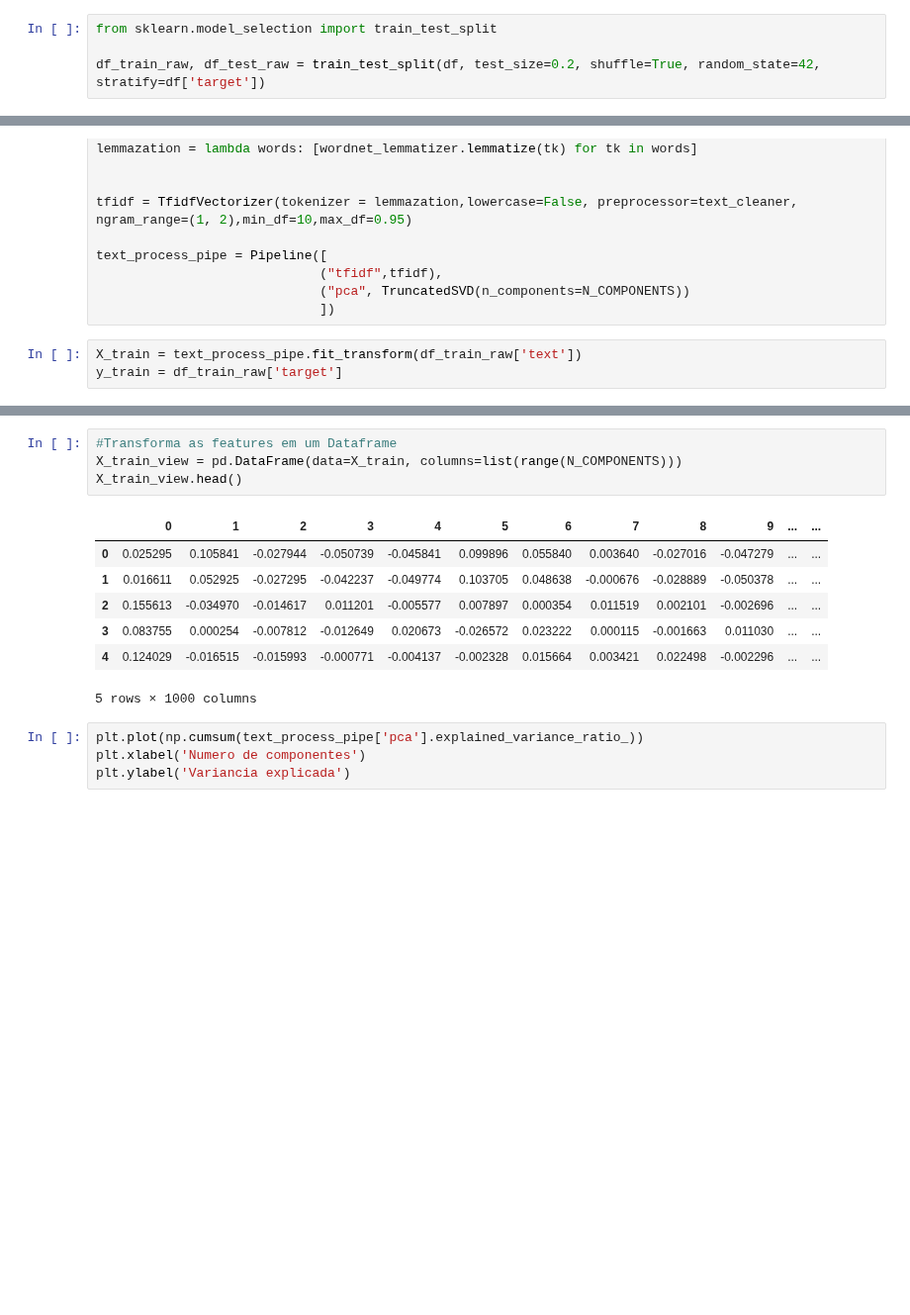
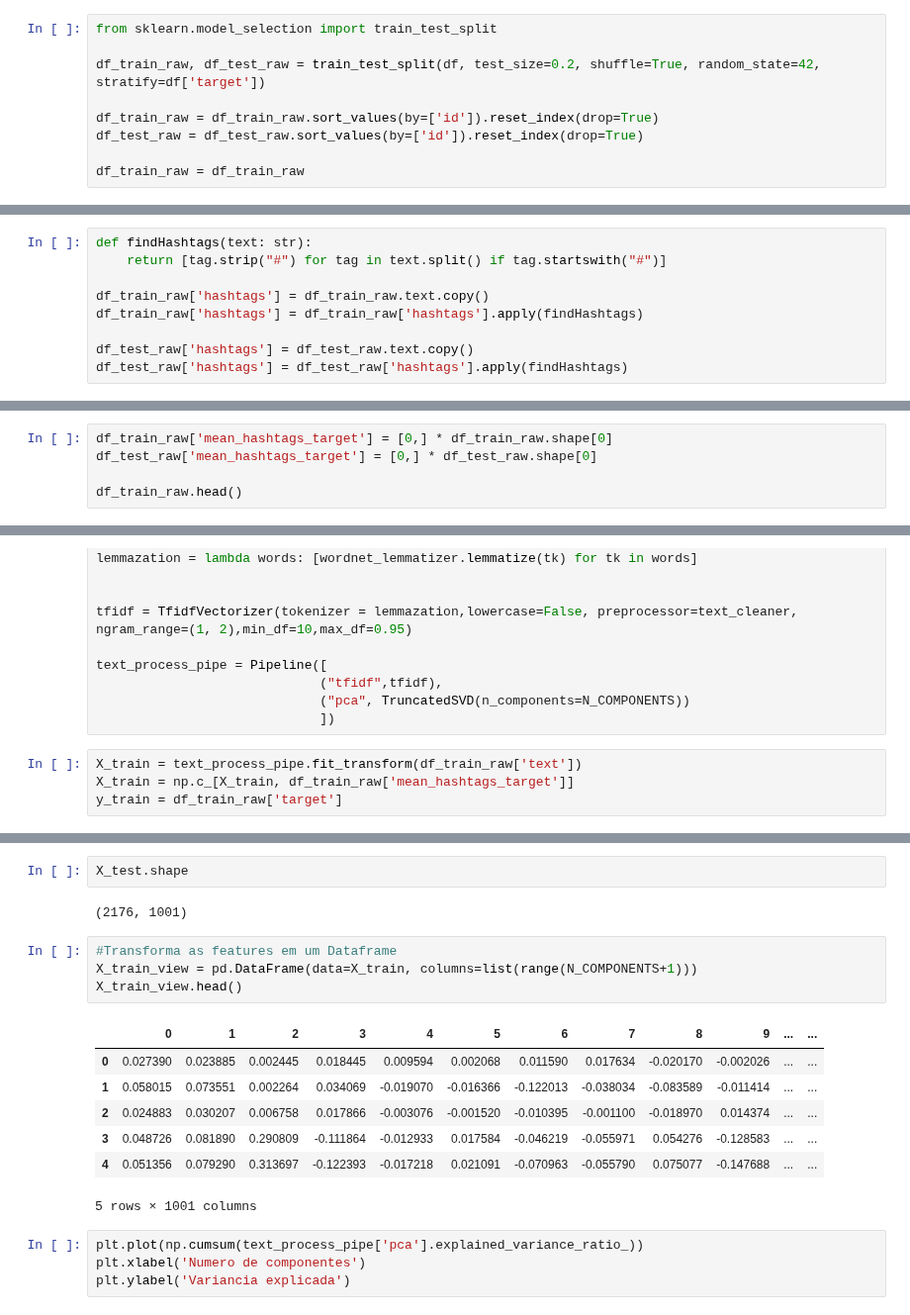
Before and after one commit to ivarejao/NLP-with-Disaster-Tweets, a Jupyter notebook: FinalProject-IgorVarejão-VitorBonella.ipynb, the cells around one changed output, grey strips where cells are left out. Shown at 99% size. Saved outputs shown, nothing was run; the diff lists cells and outputs as text; blank space fills up the shorter version.

```diff
--- a/FinalProject-IgorVarejão-VitorBonella.ipynb
+++ b/FinalProject-IgorVarejão-VitorBonella.ipynb
@@ -64,6 +66,11 @@ Ocorre a separação do dataset em treino em teste na proporção 80% pra 20%, r
 from sklearn.model_selection import train_test_split
 
 df_train_raw, df_test_raw = train_test_split(df, test_size=0.2, shuffle=True, random_state=42, stratify=df['target'])
+
+df_train_raw = df_train_raw.sort_values(by=['id']).reset_index(drop=True)
+df_test_raw = df_test_raw.sort_values(by=['id']).reset_index(drop=True)
+
+df_train_raw = df_train_raw
 # %% [markdown]
 # Trainset
 # %%
@@ -112,0 +122,9 @@ ax.set_xticklabels(["Non Desaster","Desaster"])
+# %%
+def findHashtags(text: str):
+    return [tag.strip("#") for tag in text.split() if tag.startswith("#")]
+
+df_train_raw['hashtags'] = df_train_raw.text.copy()
+df_train_raw['hashtags'] = df_train_raw['hashtags'].apply(findHashtags)
+
+df_test_raw['hashtags'] = df_test_raw.text.copy()
+df_test_raw['hashtags'] = df_test_raw['hashtags'].apply(findHashtags)
@@ -112,0 +163,5 @@ ax.set_xticklabels(["Non Desaster","Desaster"])
+# %%
+df_train_raw['mean_hashtags_target'] = [0,] * df_train_raw.shape[0]
+df_test_raw['mean_hashtags_target'] = [0,] * df_test_raw.shape[0]
+
+df_train_raw.head()
@@ -197,6 +290,7 @@ text_process_pipe = Pipeline([
                              ])
 # %%
 X_train = text_process_pipe.fit_transform(df_train_raw['text'])
+X_train = np.c_[X_train, df_train_raw['mean_hashtags_target']]
 y_train = df_train_raw['target']
 # %%
 X_test = text_process_pipe.transform(df_test_raw['text'])
@@ -208,15 +303,19 @@ Total variance explained: 89.69%
+# %%
+X_test.shape
+# %% [output]
+(2176, 1001)
 # %%
 #Transforma as features em um Dataframe
-X_train_view = pd.DataFrame(data=X_train, columns=list(range(N_COMPONENTS)))
+X_train_view = pd.DataFrame(data=X_train, columns=list(range(N_COMPONENTS+1)))
 X_train_view.head()
 # %% [output]
 |  | 0 | 1 | 2 | 3 | 4 | 5 | 6 | 7 | 8 | 9 | ... | ... |
-| 0 | 0.025295 | 0.105841 | -0.027944 | -0.050739 | -0.045841 | 0.099896 | 0.055840 | 0.003640 | -0.027016 | -0.047279 | ... | ... |
-| 1 | 0.016611 | 0.052925 | -0.027295 | -0.042237 | -0.049774 | 0.103705 | 0.048638 | -0.000676 | -0.028889 | -0.050378 | ... | ... |
-| 2 | 0.155613 | -0.034970 | -0.014617 | 0.011201 | -0.005577 | 0.007897 | 0.000354 | 0.011519 | 0.002101 | -0.002696 | ... | ... |
-| 3 | 0.083755 | 0.000254 | -0.007812 | -0.012649 | 0.020673 | -0.026572 | 0.023222 | 0.000115 | -0.001663 | 0.011030 | ... | ... |
-| 4 | 0.124029 | -0.016515 | -0.015993 | -0.000771 | -0.004137 | -0.002328 | 0.015664 | 0.003421 | 0.022498 | -0.002296 | ... | ... |
+| 0 | 0.027390 | 0.023885 | 0.002445 | 0.018445 | 0.009594 | 0.002068 | 0.011590 | 0.017634 | -0.020170 | -0.002026 | ... | ... |
+| 1 | 0.058015 | 0.073551 | 0.002264 | 0.034069 | -0.019070 | -0.016366 | -0.122013 | -0.038034 | -0.083589 | -0.011414 | ... | ... |
+| 2 | 0.024883 | 0.030207 | 0.006758 | 0.017866 | -0.003076 | -0.001520 | -0.010395 | -0.001100 | -0.018970 | 0.014374 | ... | ... |
+| 3 | 0.048726 | 0.081890 | 0.290809 | -0.111864 | -0.012933 | 0.017584 | -0.046219 | -0.055971 | 0.054276 | -0.128583 | ... | ... |
+| 4 | 0.051356 | 0.079290 | 0.313697 | -0.122393 | -0.017218 | 0.021091 | -0.070963 | -0.055790 | 0.075077 | -0.147688 | ... | ... |
-5 rows × 1000 columns
+5 rows × 1001 columns
 # %%
 plt.plot(np.cumsum(text_process_pipe['pca'].explained_variance_ratio_))
 plt.xlabel('Numero de componentes')
```
Also changed, not shown: parts of 19 cells of this notebook.
